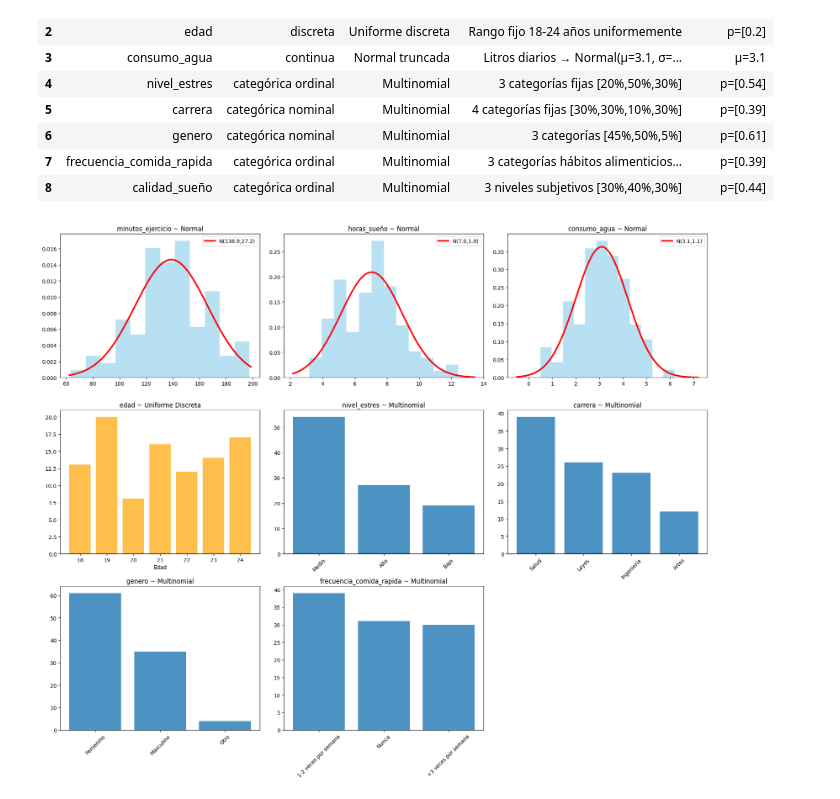
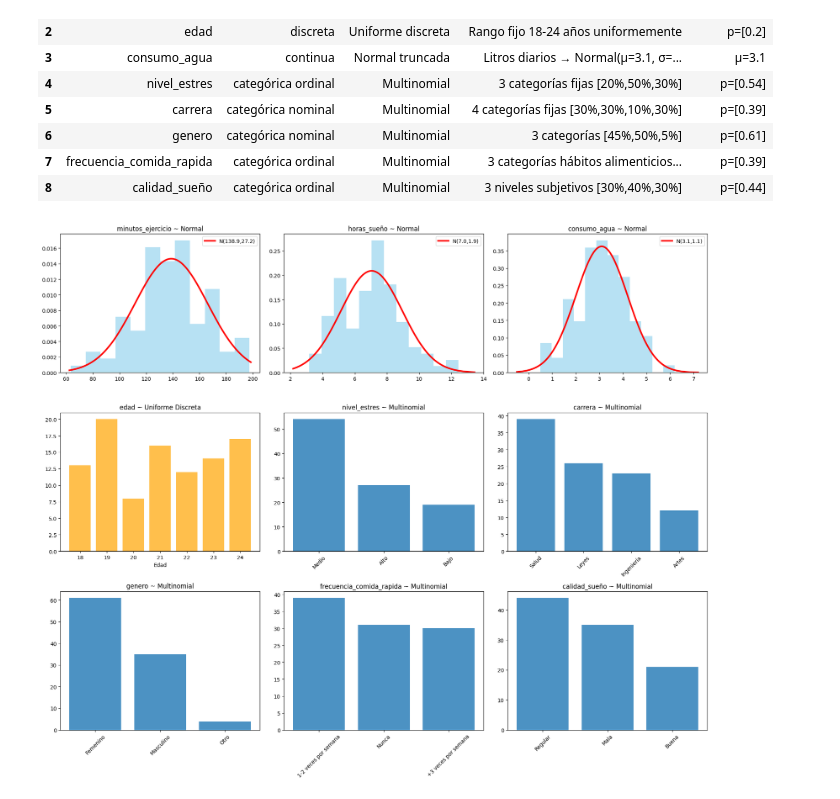
Before and after one commit to luisleonb/Proyecto-Modulo-5-ABP, a Jupyter notebook: Proyecto_M5_Luis_León.ipynb, the cells around one changed output. Saved outputs shown, nothing was run; the diff lists cells and outputs as text; code cells hidden in the pictures.

```diff
--- a/Proyecto_M5_Luis_León.ipynb
+++ b/Proyecto_M5_Luis_León.ipynb
@@ -172,3 +180,23 @@ dot.edge('NA', 'NA_L', label=f'{p_bajo_not_a:.2f}')
 dot
 # %% [output]
 [drawing not drawn]
+# %%
+# Codificar ordinales
+df['estres_num'] = df['nivel_estres'].map({'Bajo':1, 'Medio':2, 'Alto':3})
+df['sueño_num'] = df['calidad_sueño'].map({'Buena':1, 'Regular':2, 'Mala':3})
+df['comida_num'] = df['frecuencia_comida_rapida'].map({'Nunca':1, '1-2 veces por semana':2, '+3 veces por semana':3})
+
+# Todas numéricas
+vars_todas = ['minutos_ejercicio', 'horas_sueño', 'edad', 'consumo_agua',
+              'estres_num', 'sueño_num', 'comida_num']
+df_num = df[vars_todas]
+
+plt.figure(figsize=(10, 8))
+sns.heatmap(df_num.corr(), annot=True, cmap='RdBu_r', center=0,
+            square=True, fmt='.2f', cbar_kws={'shrink':0.8})
+plt.title('Correlación Pearson Completa\n(Ordinales codificadas numéricamente)')
+plt.xticks(rotation=45, ha='right')
+plt.yticks(rotation=0)
+plt.tight_layout()
+plt.savefig('pearson_completa.png', dpi=300)
+plt.show()
@@ -268,33 +293,32 @@ i = 0
 for var in vars_continuas:
     data_var = df[var]
     mu, sigma = data_var.mean(), data_var.std()
     x = np.linspace(data_var.min()-1, data_var.max()+1, 100)
     axes[i].hist(data_var, bins=12, density=True, alpha=0.6, color='skyblue')
     axes[i].plot(x, stats.norm.pdf(x, mu, sigma), 'r-', lw=3, label=f'N({mu:.1f},{sigma:.1f})')
     axes[i].set_title(f'{var} ~ Normal')
     axes[i].legend()
     i += 1
 
 # Discreta
 axes[i].bar(df['edad'].value_counts().sort_index().index,
             df['edad'].value_counts().sort_index().values,
             alpha=0.7, color='orange')
 axes[i].set_title('edad ~ Uniforme Discreta')
 axes[i].set_xlabel('Edad')
 i += 1
 
 # Categóricas (barras)
 for var in vars_categoricas:
     counts = df[var].value_counts()
     axes[i].bar(counts.index, counts.values, alpha=0.8)
     axes[i].set_title(f'{var} ~ Multinomial')
     axes[i].tick_params(axis='x', rotation=45)
     i += 1
 
-# Quitar subplot vacío
-fig.delaxes(axes[-1])
+
 plt.tight_layout()
 plt.savefig('distribuciones_9variables.png', dpi=300, bbox_inches='tight')
 plt.show()
 # %% [output]
-[figure, old version]
+[figure, new version]
```
Also changed, not shown: parts of 27 cells of this notebook.
